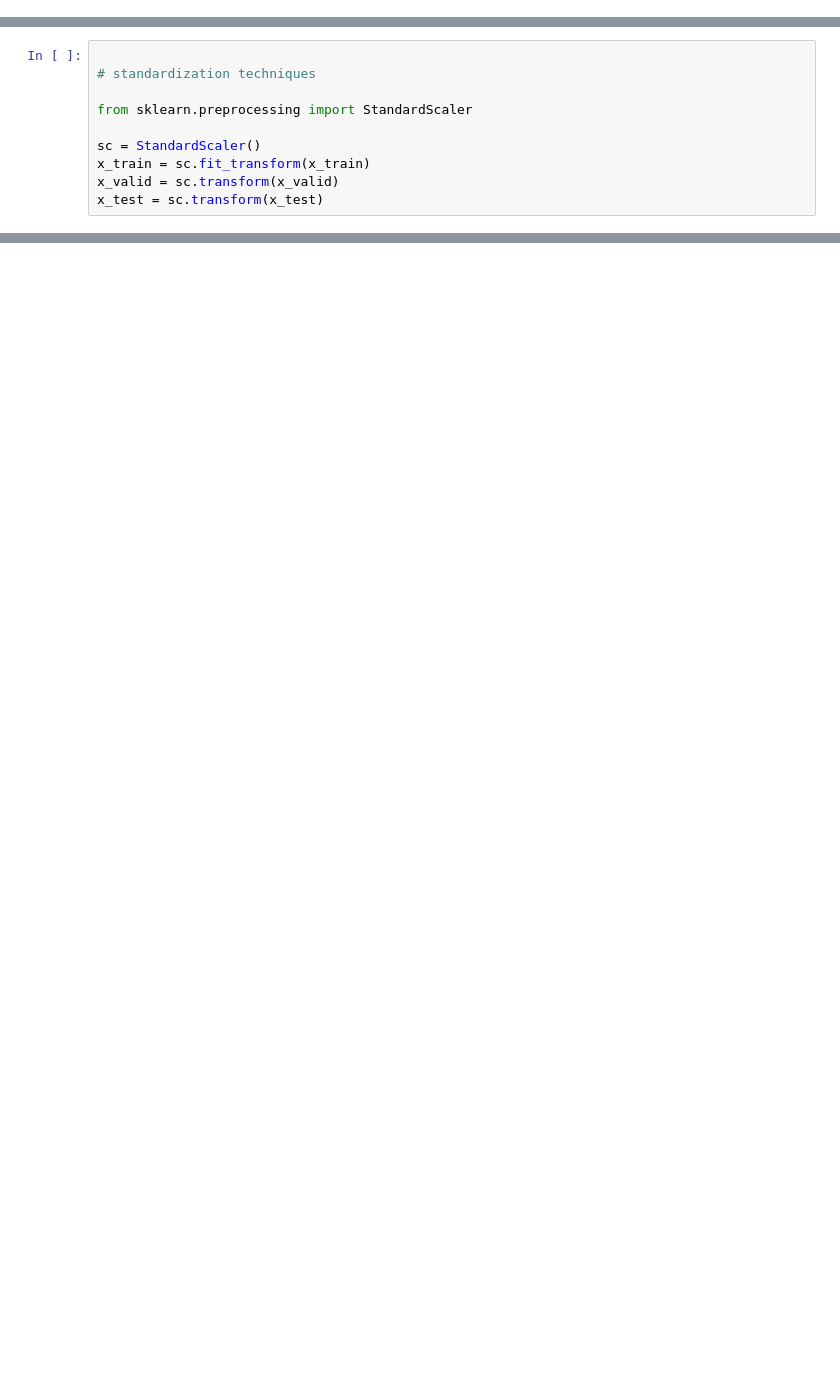
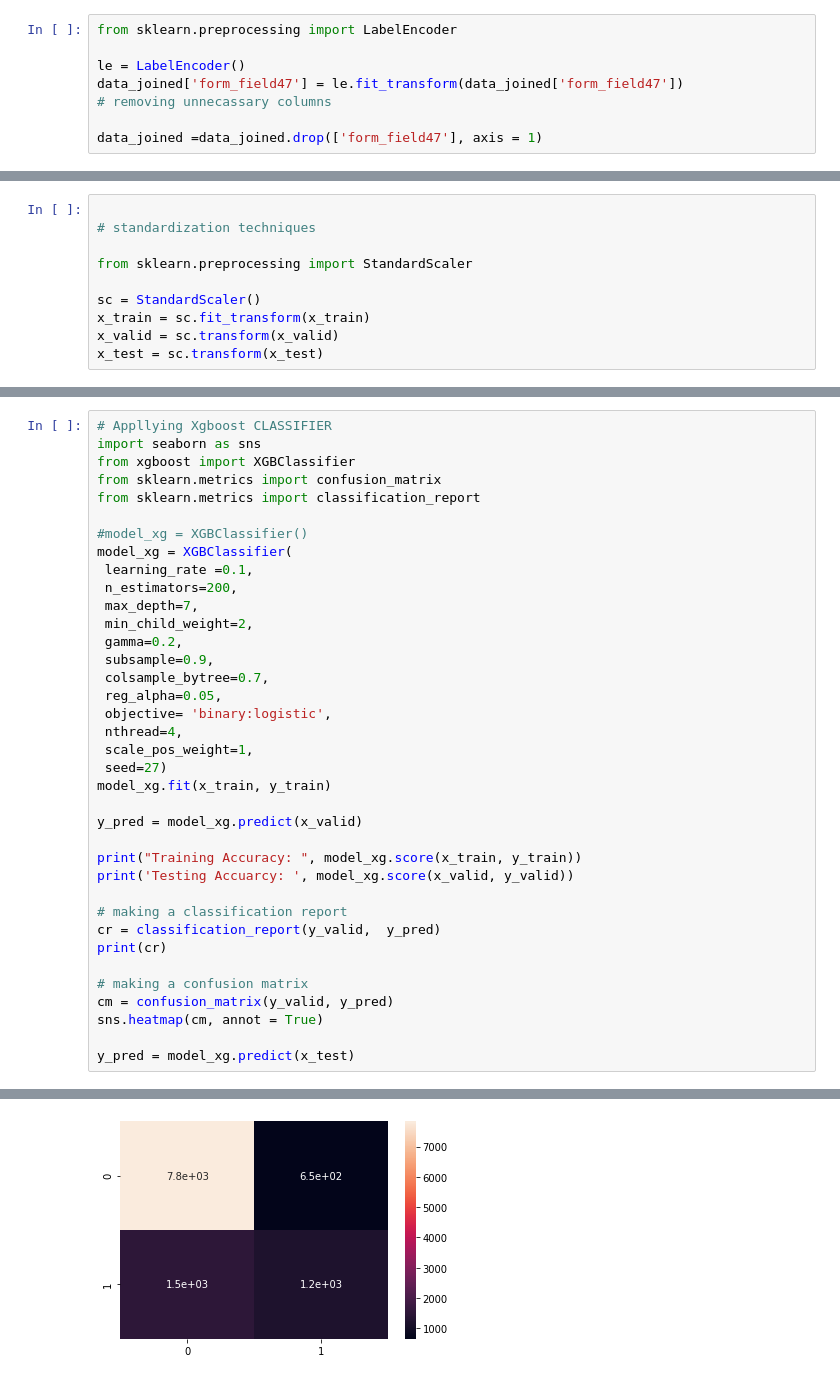
Before and after one commit to Ayanlola2002/DATA-SCIENCE-PROJECTS, a Jupyter notebook: Copy_of_DSN_BOOTCAMP_2020.ipynb, the cells around one changed output, grey strips where cells are left out. Drawn from its saved outputs; the diff is of its cells as text; blank space fills up the shorter version.

```diff
--- a/Copy_of_DSN_BOOTCAMP_2020.ipynb
+++ b/Copy_of_DSN_BOOTCAMP_2020.ipynb
@@ -239,3 +238,11 @@ data_joined
+# %%
+from sklearn.preprocessing import LabelEncoder
+
+le = LabelEncoder()
+data_joined['form_field47'] = le.fit_transform(data_joined['form_field47'])
+# removing unnecassary columns
+
+data_joined =data_joined.drop(['form_field47'], axis = 1)
 # %%
 
 # separating train and test datasets from data
@@ -313,0 +313,38 @@ weighted avg       0.73      0.77      0.73        39
+# %%
+# Appllying Xgboost CLASSIFIER
+import seaborn as sns
+from xgboost import XGBClassifier
+from sklearn.metrics import confusion_matrix
+from sklearn.metrics import classification_report
+
+#model_xg = XGBClassifier()
+model_xg = XGBClassifier(
+ learning_rate =0.1,
+ n_estimators=200,
+ max_depth=7,
+ min_child_weight=2,
+ gamma=0.2,
+ subsample=0.9,
+ colsample_bytree=0.7,
+ reg_alpha=0.05,
+ objective= 'binary:logistic',
+ nthread=4,
+ scale_pos_weight=1,
+ seed=27)
+model_xg.fit(x_train, y_train)
+
+y_pred = model_xg.predict(x_valid)
+
+print("Training Accuracy: ", model_xg.score(x_train, y_train))
+print('Testing Accuarcy: ', model_xg.score(x_valid, y_valid))
+
+# making a classification report
+cr = classification_report(y_valid,  y_pred)
+print(cr)
+
+# making a confusion matrix
+cm = confusion_matrix(y_valid, y_pred)
+sns.heatmap(cm, annot = True)
+
+y_pred = model_xg.predict(x_test)
+# %% [output]
@@ -314,3 +361,4 @@ weighted avg       0.73      0.77      0.73        39
+[figure, added]
 # %%
 
 #Prepare our Submission file
```
Also changed, not shown: parts of 10 cells of this notebook.
